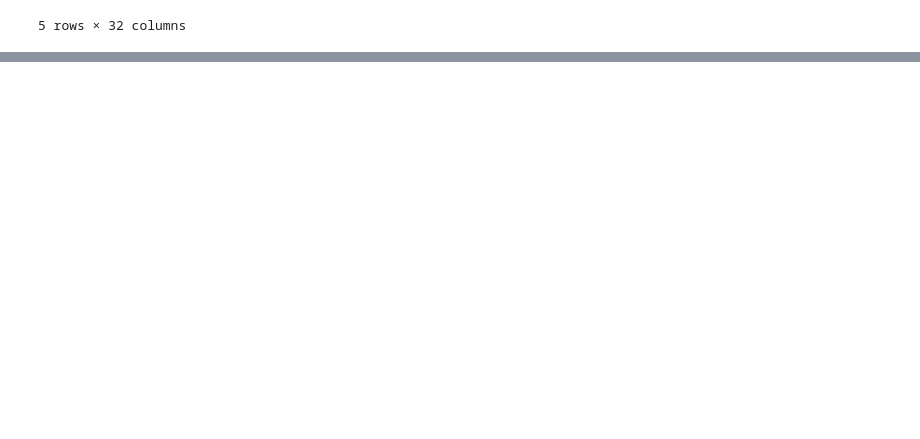
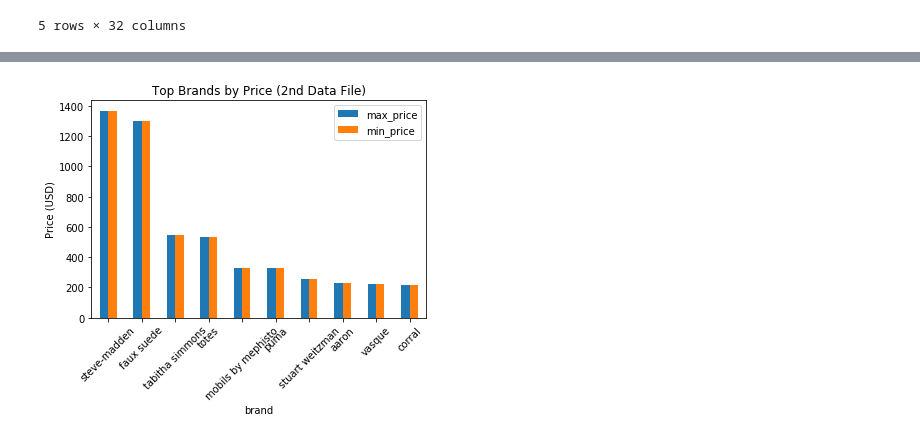
Before and after one commit to jazminhicks/ETL, a Jupyter notebook: shoes_etl.ipynb, the cells around one changed output, grey strips where cells are left out. Drawn from its saved outputs; the diff is of its cells as text; code cells hidden in the pictures; blank space fills up the shorter version.

```diff
--- a/shoes_etl.ipynb
+++ b/shoes_etl.ipynb
@@ -171,0 +123,9 @@ shoes_one_transformed.groupby('brand').mean()
+# %%
+# dropped unneeded columns and renamed columns
+shoes_two_transformed = shoes_two_df[["brand", "categories", "prices.color", "prices.amountMax", "prices.amountMin", "prices.sourceURLs", "dateAdded"]]
+
+shoes_two_renamed = shoes_two_transformed.rename(columns = {"prices.color":"color",
+                                                                "prices.amountMax":"max_price", "prices.amountMin":"min_price",
+                                                                "prices.sourceURLs":"website", "dateAdded":"date"})
+
+shoes_two_renamed.head()
@@ -171,0 +139,3 @@ shoes_one_transformed.groupby('brand').mean()
+# %%
+# change all characters in "Brand" columsn to lowercase
+shoes_two_renamed["brand"] = shoes_two_renamed["brand"].str.lower()
@@ -171,0 +144,7 @@ shoes_one_transformed.groupby('brand').mean()
+# %%
+# groupby "Brands" and find average max and min price each
+shoes_two_branded = shoes_two_renamed.groupby("brand").mean()
+# %%
+# sorting shoe price values
+shoes_two_sorted = shoes_two_branded.sort_values(by = "max_price", ascending = False).head(10)
+shoes_two_sorted
@@ -171,0 +164,8 @@ shoes_one_transformed.groupby('brand').mean()
+# %%
+ax = shoes_two_sorted.head(10).plot.bar();
+
+plt.xticks(rotation = 45);
+plt.title ("Top Brands by Price (2nd Data File)");
+plt.ylabel ("Price (USD)");
+# %% [output]
+[figure, added]
```
Also changed, not shown: parts of 35 cells of this notebook.
